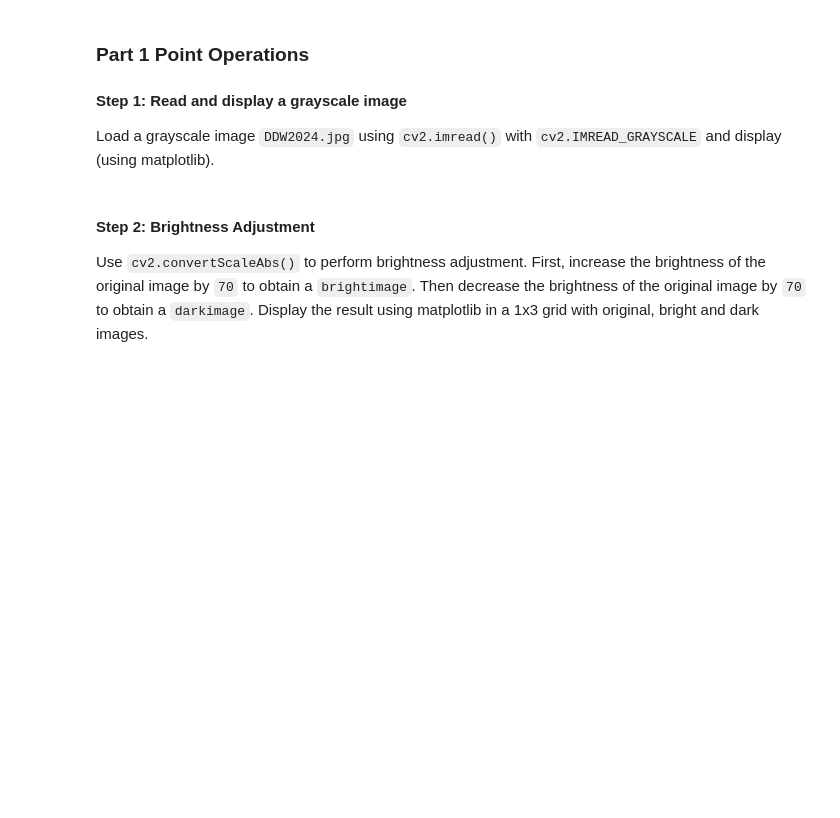
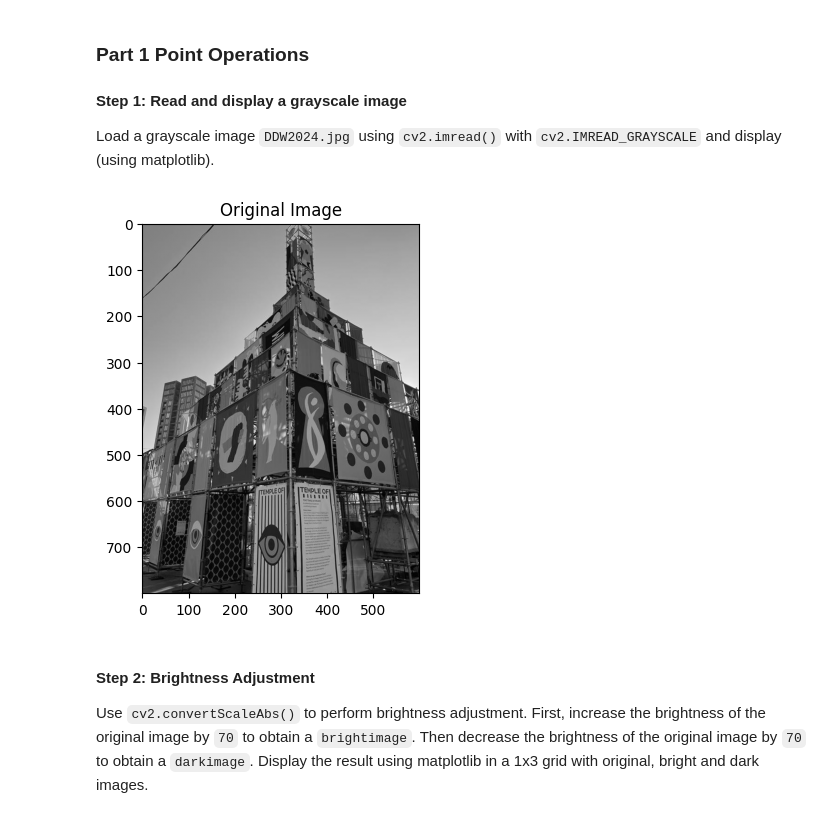
Before and after one commit to Dodo2k01/Image-Video-Processing-Labs, a Jupyter notebook: Lab2/IVP_Week2_Lab2.ipynb, the cells around one changed output. Drawn from its saved outputs; the diff is of its cells as text; code cells hidden in the pictures; blank space fills up the shorter version.

```diff
--- a/Lab2/IVP_Week2_Lab2.ipynb
+++ b/Lab2/IVP_Week2_Lab2.ipynb
@@ -16,16 +16,18 @@ import matplotlib.pyplot as plt
 Load a grayscale image `DDW2024.jpg` using `cv2.imread()` with `cv2.IMREAD_GRAYSCALE` and display (using matplotlib).
 # %%
 # Load the image in grayscale
-image = cv2.imread('DDW2024.jpg')
+image = cv2.imread('DDW2024.jpg', cv2.IMREAD_GRAYSCALE)
 
 # Check if the image loaded successfully
 if image is None:
     raise FileNotFoundError("Image not found. Please check the file path.")
 
 # Display the results
 plt.imshow(image,cmap="gray")
 plt.title('Original Image')
 plt.show()
+# %% [output]
+[figure, added]
 # %% [markdown]
 #### Step 2: Brightness Adjustment
 
```
Also changed, not shown: parts of 13 cells of this notebook.
